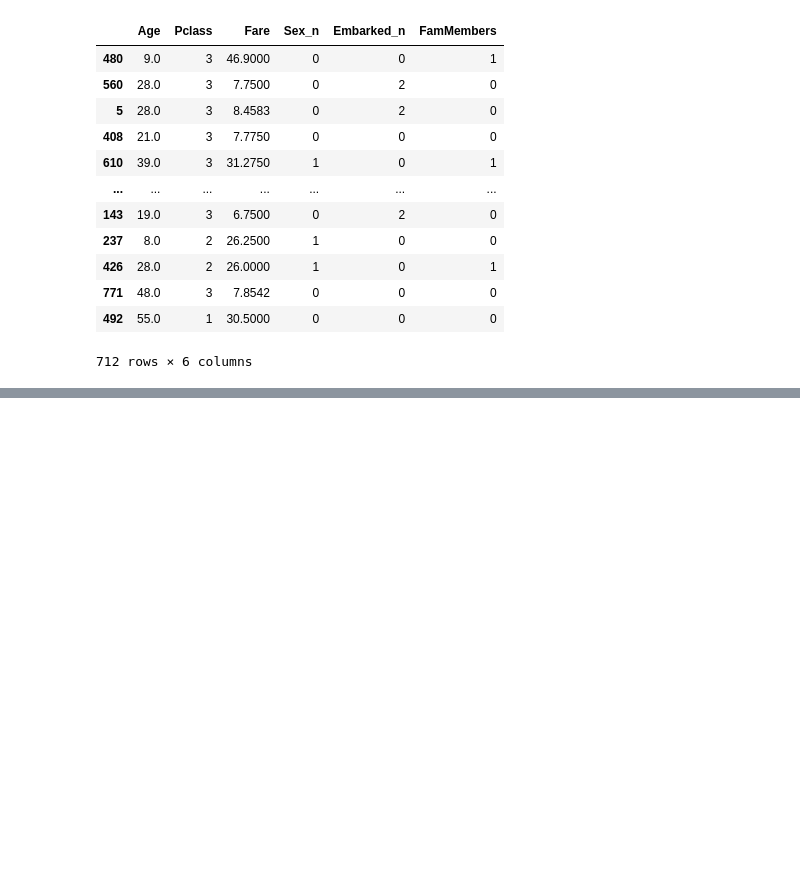
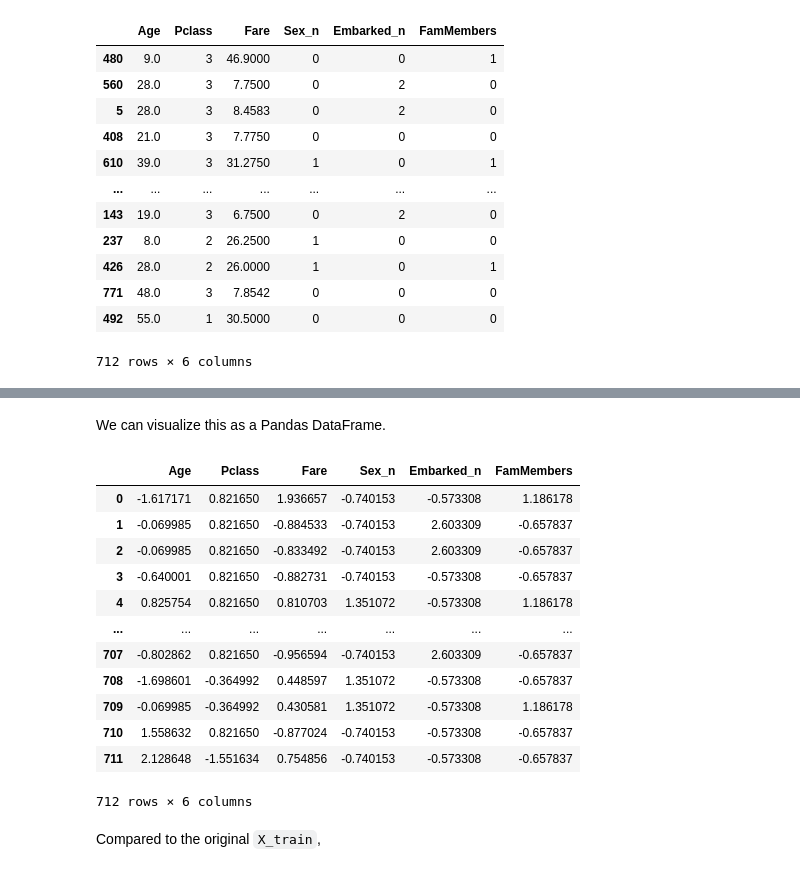
Before and after one commit to themarisolhernandez/ds-review-lessons, a Jupyter notebook: 16-exploratory-data-analysis.ipynb, the cells around one changed output, grey strips where cells are left out. Drawn from its saved outputs; the diff is of its cells as text; code cells hidden in the pictures; blank space fills up the shorter version.

```diff
--- a/16-exploratory-data-analysis.ipynb
+++ b/16-exploratory-data-analysis.ipynb
@@ -1399,0 +1465,20 @@ X_train
+# %% [markdown]
+We can visualize this as a Pandas DataFrame.
+# %%
+pd.DataFrame(data=X_train_scaled, columns=X_train.columns)
+# %% [output]
+|  | Age | Pclass | Fare | Sex_n | Embarked_n | FamMembers |
+| 0 | -1.617171 | 0.821650 | 1.936657 | -0.740153 | -0.573308 | 1.186178 |
+| 1 | -0.069985 | 0.821650 | -0.884533 | -0.740153 | 2.603309 | -0.657837 |
+| 2 | -0.069985 | 0.821650 | -0.833492 | -0.740153 | 2.603309 | -0.657837 |
+| 3 | -0.640001 | 0.821650 | -0.882731 | -0.740153 | -0.573308 | -0.657837 |
+| 4 | 0.825754 | 0.821650 | 0.810703 | 1.351072 | -0.573308 | 1.186178 |
+| ... | ... | ... | ... | ... | ... | ... |
+| 707 | -0.802862 | 0.821650 | -0.956594 | -0.740153 | 2.603309 | -0.657837 |
+| 708 | -1.698601 | -0.364992 | 0.448597 | 1.351072 | -0.573308 | -0.657837 |
+| 709 | -0.069985 | -0.364992 | 0.430581 | 1.351072 | -0.573308 | 1.186178 |
+| 710 | 1.558632 | 0.821650 | -0.877024 | -0.740153 | -0.573308 | -0.657837 |
+| 711 | 2.128648 | -1.551634 | 0.754856 | -0.740153 | -0.573308 | -0.657837 |
+712 rows × 6 columns
+# %% [markdown]
+Compared to the original `X_train`,
```
Also changed, not shown: parts of 29 cells of this notebook, 6 other files.
